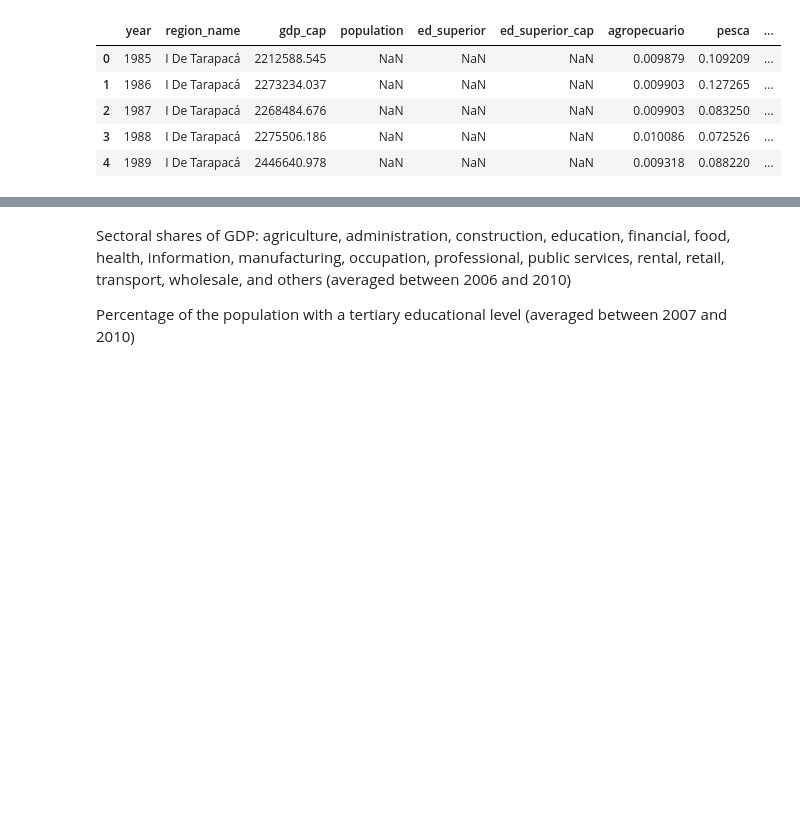
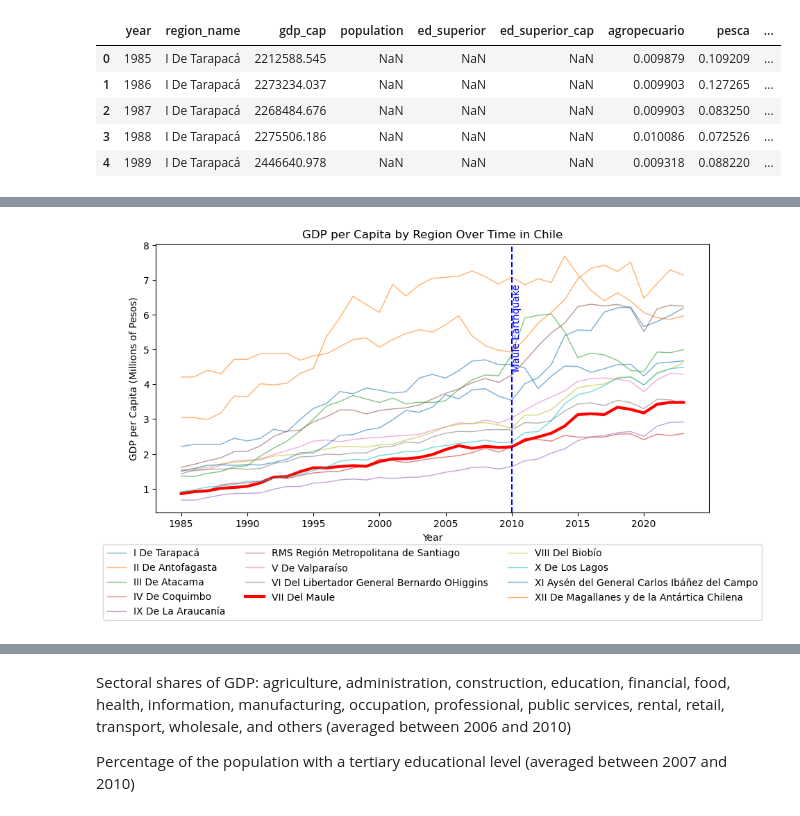
Before and after one commit to diodz/dpl-earthquakes, a Jupyter notebook: notebooks/maule.ipynb, the cells around one changed output, grey strips where cells are left out. Cells and saved outputs as stored; diff of their text form; code cells hidden in the pictures; blank space fills up the shorter version.

Commit message:
added maule chart

```diff
--- a/notebooks/maule.ipynb
+++ b/notebooks/maule.ipynb
@@ -41,0 +94,18 @@ ch.head()
+# %%
+# Merge the dataframes
+merged_df = pd.merge(df, df_long, on=['year', 'region_name'], how='outer')
+
+# Sort by region and year
+merged_df = merged_df.sort_values(by=['region_name', 'year']).reset_index(drop=True)
+
+# Forward fill the gdp_cap data
+for i in range(len(merged_df)):
+    if pd.isnull(merged_df.loc[i, 'gdp_cap']):
+        previous_year_gdp = merged_df.loc[i - 1, 'gdp_cap']
+        growth_rate = merged_df.loc[i, 'growth_rate']
+        merged_df.loc[i, 'gdp_cap'] = previous_year_gdp * (1 + growth_rate / 100)
+
+# Drop the growth_rate column as it is no longer needed
+#merged_df.drop(columns=['growth_rate'], inplace=True)
+
+#tools.display_dataframe_to_user(name="Extended GDP per Capita Data", dataframe=merged_df)
@@ -42,3 +125,28 @@ ch.head()
+# %%
+import matplotlib.pyplot as plt
+
+
+gdp_per_capita = merged_df.pivot(index='year', columns='region_name', values='gdp_cap')
+# Plot each region's GDP per capita over time with prominence to VII Del Maule and the requested modifications
+plt.figure(figsize=(10, 6))
+for region in gdp_per_capita.columns:
+    if region == 'VII Del Maule':
+        plt.plot(gdp_per_capita.index, gdp_per_capita[region]/1000000, label=region, linewidth=3, color='red')
+    else:
+        plt.plot(gdp_per_capita.index, gdp_per_capita[region]/1000000, label=region, linewidth=1, alpha=0.6)
+
+# Add a vertical line at 2010 with an annotation for the earthquake
+plt.axvline(x=2010, color='blue', linestyle='--')
+plt.text(2010, plt.ylim()[1]*0.7, 'Maule Earthquake', rotation=90, verticalalignment='center', color='blue')
+
+plt.xlabel('Year')
+plt.ylabel('GDP per Capita (Millions of Pesos)')
+plt.title('GDP per Capita by Region Over Time')
+plt.legend(loc='upper center', bbox_to_anchor=(0.5, -0.1), ncol=3)
+plt.tight_layout()
+plt.show()
+# %% [output]
+[figure, added]
 # %%
 from pandasai import SmartDataframe
 import os
```
Also changed, not shown: parts of 9 cells of this notebook.
